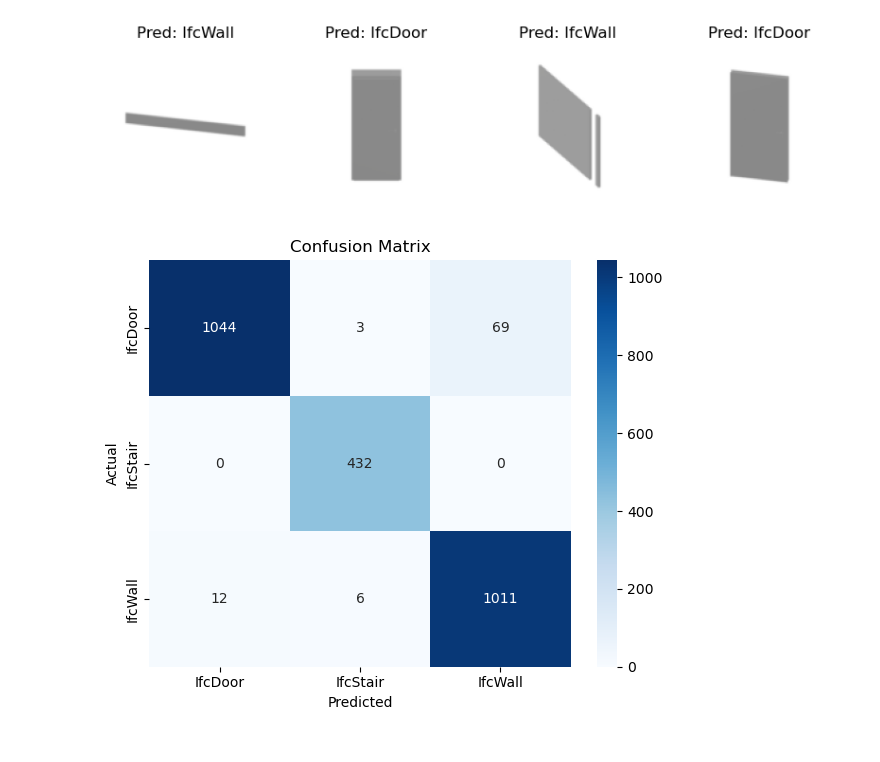
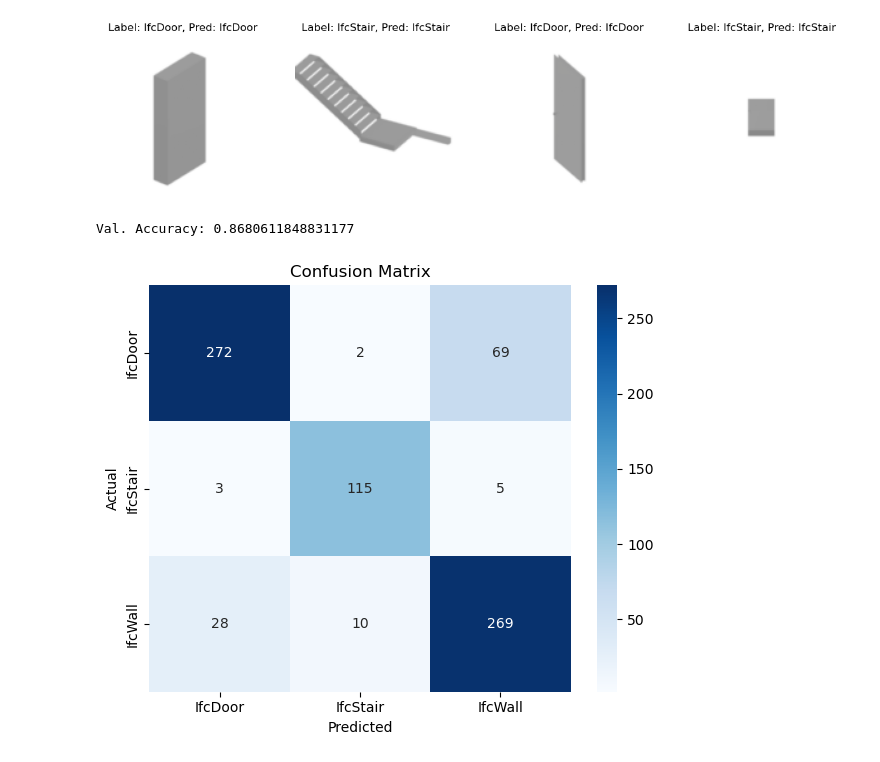
Before and after one commit to RWTH-E3D/ai-summerschool-2025, a Jupyter notebook: work/CNN/CNN_solution.ipynb, the cells around one changed output. Cells and saved outputs as stored; diff of their text form; code cells hidden in the pictures.

Commit message:
Split image dataset in CNN exercise solution

```diff
--- a/work/CNN/CNN_solution.ipynb
+++ b/work/CNN/CNN_solution.ipynb
@@ -8,6 +9,6 @@ import matplotlib.pyplot as plt
 # %%
 # 1. Paths
-data_dir = r"/home/jovyan/work/CNN/IfcTrainTest"  # needs to have more than one class in the folder
+data_dir = r"./IfcTrainTest"  # needs to have more than one class in the folder
 # %%
 # 2. Image Transformations
 transform = transforms.Compose([
@@ -15,10 +16,15 @@ transform = transforms.Compose([
     transforms.ToTensor(),
     transforms.Normalize(mean=[0.5], std=[0.5])
 ])
+# %%
+# 3. Dataset & DataLoader
+generator = torch.Generator().manual_seed(42)
+dataset = datasets.ImageFolder(root=data_dir, transform=transform)
+train_data, val_data, test_data = torch.utils.data.random_split(dataset, [0.6, 0.1, 0.3], generator)
 # %%
-# 3. Dataset & DataLoader
-dataset = datasets.ImageFolder(root=data_dir, transform=transform)
-dataloader = DataLoader(dataset, batch_size=4, shuffle=True)
+train_dataloader = DataLoader(train_data, batch_size=32, shuffle=True)
+val_dataloader = DataLoader(val_data, batch_size=32, shuffle=False)
+test_dataloader = DataLoader(test_data, batch_size=32, shuffle=False)
 # %%
 # 4. Simple CNN Architecture
 class SimpleCNN(nn.Module):
@@ -41,9 +47,9 @@ class SimpleCNN(nn.Module):
         )
 
     def forward(self, x):
-        x = self.conv_layer(x)
-        x = self.fc_layer(x)
-        return x
+        y = self.conv_layer(x)
+        z = self.fc_layer(y)
+        return z
 # %%
 # 5. Training Setup
 device = torch.device("cuda" if torch.cuda.is_available() else "cpu")
@@ -76,42 +115,30 @@ Epoch 5, Loss: 81.8036
 # %%
 # 7. Visualizing Predictions (Optional)
 model.eval()
 with torch.no_grad():
-    inputs, labels = next(iter(dataloader))
+    inputs, labels = next(iter(test_dataloader))
     inputs = inputs.to(device)
     outputs = model(inputs)
     preds = torch.argmax(outputs, dim=1)
 
-    plt.figure(figsize=(10, 4))
+    plt.figure(figsize=(15, 4))
     for i in range(4):
         img = inputs[i].cpu().permute(1, 2, 0).numpy() * 0.5 + 0.5
         plt.subplot(1, 4, i+1)
         plt.imshow(img)
-        plt.title(f"Pred: {dataset.classes[preds[i]]}")
+        plt.title(f"Label: {dataset.classes[labels[i]]}, Pred: {dataset.classes[preds[i]]}")
         plt.axis("off")
     plt.show()
 # %% [output]
-[figure, old version]
+[figure, new version]
 # %%
 # 8. Confusion Matrix
 from sklearn.metrics import confusion_matrix
 import seaborn as sns
 import numpy as np
 
-# Ensure model is in evaluation mode
-model.eval()
-
-all_preds = []
-all_labels = []
-
-with torch.no_grad():
-    for inputs, labels in dataloader:
-        inputs, labels = inputs.to(device), labels.to(device)
-        outputs = model(inputs)
-        preds = torch.argmax(outputs, dim=1)
-
-        all_preds.extend(preds.cpu().numpy())
-        all_labels.extend(labels.cpu().numpy())
+all_preds, all_labels = validate(test_dataloader)
+all_preds, all_labels = all_preds.numpy(), all_labels.numpy()
 
 # Compute confusion matrix
 cm = confusion_matrix(all_labels, all_preds)
@@ -129,4 +156,5 @@ plt.title('Confusion Matrix')
 plt.tight_layout()
 plt.show()
 # %% [output]
+Val. Accuracy: 0.8680611848831177
-[figure, old version]
+[figure, new version]
```
Also changed, not shown: parts of 4 cells of this notebook, 2 other files.
